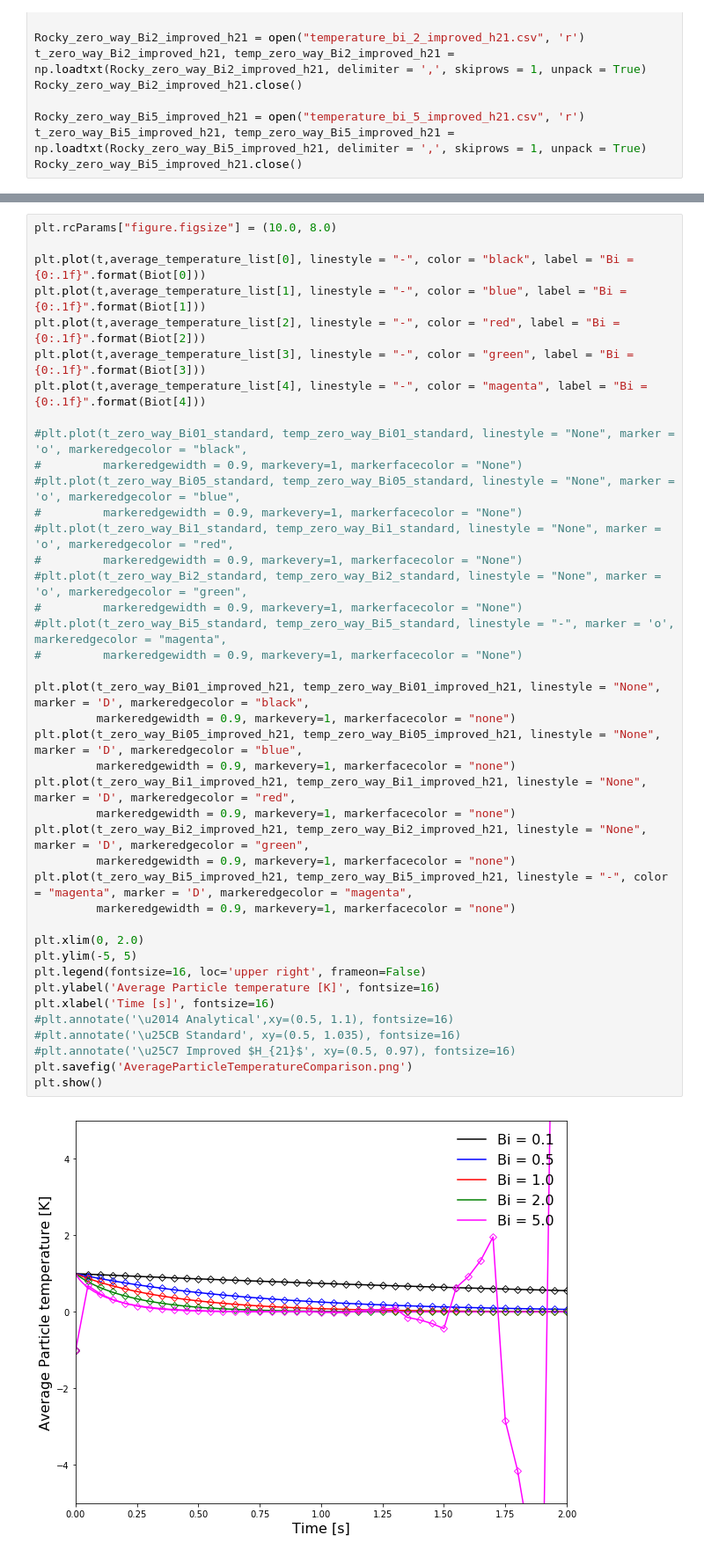
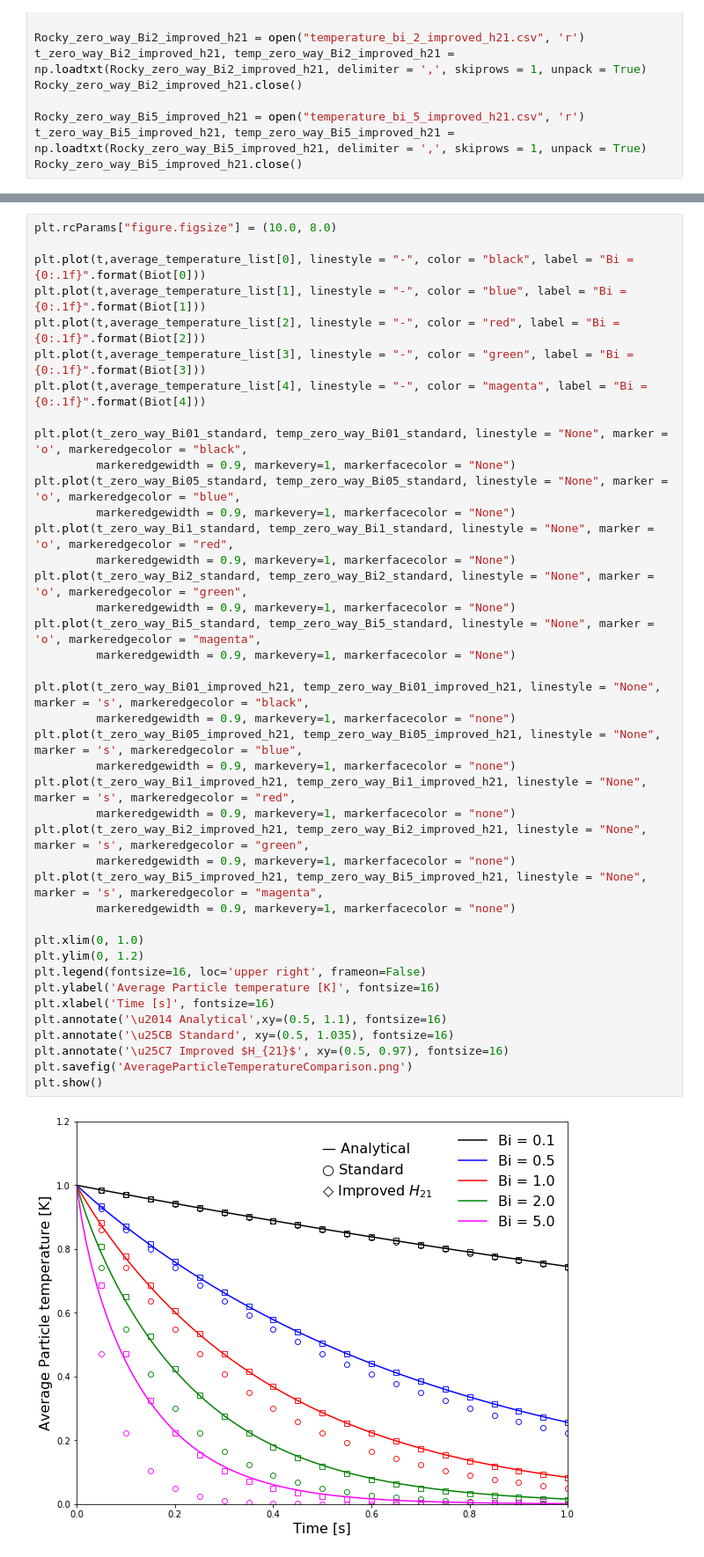
Before and after one commit to lucillalmeida/doutorado-validacoes, a Jupyter notebook: cooling_particle/Post-processing/Transient heat conduction in a solid sphere with convective boundary-comparison.ipynb, the cells around one changed output, grey strips where cells are left out. Shown at 88% size. Drawn from its saved outputs; the diff is of its cells as text.

```diff
--- a/cooling_particle/Post-processing/Transient heat conduction in a solid sphere with convective boundary-comparison.ipynb
+++ b/cooling_particle/Post-processing/Transient heat conduction in a solid sphere with convective boundary-comparison.ipynb
@@ -387,43 +387,43 @@ plt.show()
 # %%
 plt.rcParams["figure.figsize"] = (10.0, 8.0)
 
 plt.plot(t,average_temperature_list[0], linestyle = "-", color = "black", label = "Bi = {0:.1f}".format(Biot[0]))
 plt.plot(t,average_temperature_list[1], linestyle = "-", color = "blue", label = "Bi = {0:.1f}".format(Biot[1]))
 plt.plot(t,average_temperature_list[2], linestyle = "-", color = "red", label = "Bi = {0:.1f}".format(Biot[2]))
 plt.plot(t,average_temperature_list[3], linestyle = "-", color = "green", label = "Bi = {0:.1f}".format(Biot[3]))
 plt.plot(t,average_temperature_list[4], linestyle = "-", color = "magenta", label = "Bi = {0:.1f}".format(Biot[4]))
 
-#plt.plot(t_zero_way_Bi01_standard, temp_zero_way_Bi01_standard, linestyle = "None", marker = 'o', markeredgecolor = "black",
-#         markeredgewidth = 0.9, markevery=1, markerfacecolor = "None")
-#plt.plot(t_zero_way_Bi05_standard, temp_zero_way_Bi05_standard, linestyle = "None", marker = 'o', markeredgecolor = "blue",
-#         markeredgewidth = 0.9, markevery=1, markerfacecolor = "None")
-#plt.plot(t_zero_way_Bi1_standard, temp_zero_way_Bi1_standard, linestyle = "None", marker = 'o', markeredgecolor = "red",
-#         markeredgewidth = 0.9, markevery=1, markerfacecolor = "None")
-#plt.plot(t_zero_way_Bi2_standard, temp_zero_way_Bi2_standard, linestyle = "None", marker = 'o', markeredgecolor = "green",
-#         markeredgewidth = 0.9, markevery=1, markerfacecolor = "None")
-#plt.plot(t_zero_way_Bi5_standard, temp_zero_way_Bi5_standard, linestyle = "-", marker = 'o', markeredgecolor = "magenta",
-#         markeredgewidth = 0.9, markevery=1, markerfacecolor = "None")
+plt.plot(t_zero_way_Bi01_standard, temp_zero_way_Bi01_standard, linestyle = "None", marker = 'o', markeredgecolor = "black",
+         markeredgewidth = 0.9, markevery=1, markerfacecolor = "None")
+plt.plot(t_zero_way_Bi05_standard, temp_zero_way_Bi05_standard, linestyle = "None", marker = 'o', markeredgecolor = "blue",
+         markeredgewidth = 0.9, markevery=1, markerfacecolor = "None")
+plt.plot(t_zero_way_Bi1_standard, temp_zero_way_Bi1_standard, linestyle = "None", marker = 'o', markeredgecolor = "red",
+         markeredgewidth = 0.9, markevery=1, markerfacecolor = "None")
+plt.plot(t_zero_way_Bi2_standard, temp_zero_way_Bi2_standard, linestyle = "None", marker = 'o', markeredgecolor = "green",
+         markeredgewidth = 0.9, markevery=1, markerfacecolor = "None")
+plt.plot(t_zero_way_Bi5_standard, temp_zero_way_Bi5_standard, linestyle = "None", marker = 'o', markeredgecolor = "magenta",
+         markeredgewidth = 0.9, markevery=1, markerfacecolor = "None")
 
-plt.plot(t_zero_way_Bi01_improved_h21, temp_zero_way_Bi01_improved_h21, linestyle = "None", marker = 'D', markeredgecolor = "black",
+plt.plot(t_zero_way_Bi01_improved_h21, temp_zero_way_Bi01_improved_h21, linestyle = "None", marker = 's', markeredgecolor = "black",
          markeredgewidth = 0.9, markevery=1, markerfacecolor = "none")
-plt.plot(t_zero_way_Bi05_improved_h21, temp_zero_way_Bi05_improved_h21, linestyle = "None", marker = 'D', markeredgecolor = "blue",
+plt.plot(t_zero_way_Bi05_improved_h21, temp_zero_way_Bi05_improved_h21, linestyle = "None", marker = 's', markeredgecolor = "blue",
          markeredgewidth = 0.9, markevery=1, markerfacecolor = "none")
-plt.plot(t_zero_way_Bi1_improved_h21, temp_zero_way_Bi1_improved_h21, linestyle = "None", marker = 'D', markeredgecolor = "red",
+plt.plot(t_zero_way_Bi1_improved_h21, temp_zero_way_Bi1_improved_h21, linestyle = "None", marker = 's', markeredgecolor = "red",
          markeredgewidth = 0.9, markevery=1, markerfacecolor = "none")
-plt.plot(t_zero_way_Bi2_improved_h21, temp_zero_way_Bi2_improved_h21, linestyle = "None", marker = 'D', markeredgecolor = "green",
+plt.plot(t_zero_way_Bi2_improved_h21, temp_zero_way_Bi2_improved_h21, linestyle = "None", marker = 's', markeredgecolor = "green",
          markeredgewidth = 0.9, markevery=1, markerfacecolor = "none")
-plt.plot(t_zero_way_Bi5_improved_h21, temp_zero_way_Bi5_improved_h21, linestyle = "-", color = "magenta", marker = 'D', markeredgecolor = "magenta",
+plt.plot(t_zero_way_Bi5_improved_h21, temp_zero_way_Bi5_improved_h21, linestyle = "None", marker = 's', markeredgecolor = "magenta",
          markeredgewidth = 0.9, markevery=1, markerfacecolor = "none")
 
-plt.xlim(0, 2.0)
-plt.ylim(-5, 5)
+plt.xlim(0, 1.0)
+plt.ylim(0, 1.2)
 plt.legend(fontsize=16, loc='upper right', frameon=False)
 plt.ylabel('Average Particle temperature [K]', fontsize=16)
 plt.xlabel('Time [s]', fontsize=16)
-#plt.annotate('\u2014 Analytical',xy=(0.5, 1.1), fontsize=16)
-#plt.annotate('\u25CB Standard', xy=(0.5, 1.035), fontsize=16)
-#plt.annotate('\u25C7 Improved $H_{21}$', xy=(0.5, 0.97), fontsize=16)
+plt.annotate('\u2014 Analytical',xy=(0.5, 1.1), fontsize=16)
+plt.annotate('\u25CB Standard', xy=(0.5, 1.035), fontsize=16)
+plt.annotate('\u25C7 Improved $H_{21}$', xy=(0.5, 0.97), fontsize=16)
 plt.savefig('AverageParticleTemperatureComparison.png')
 plt.show()
 # %% [output]
-[figure, old version]
+[figure, new version]
```
Also changed, not shown: parts of 1 cell of this notebook, 7 other files.
